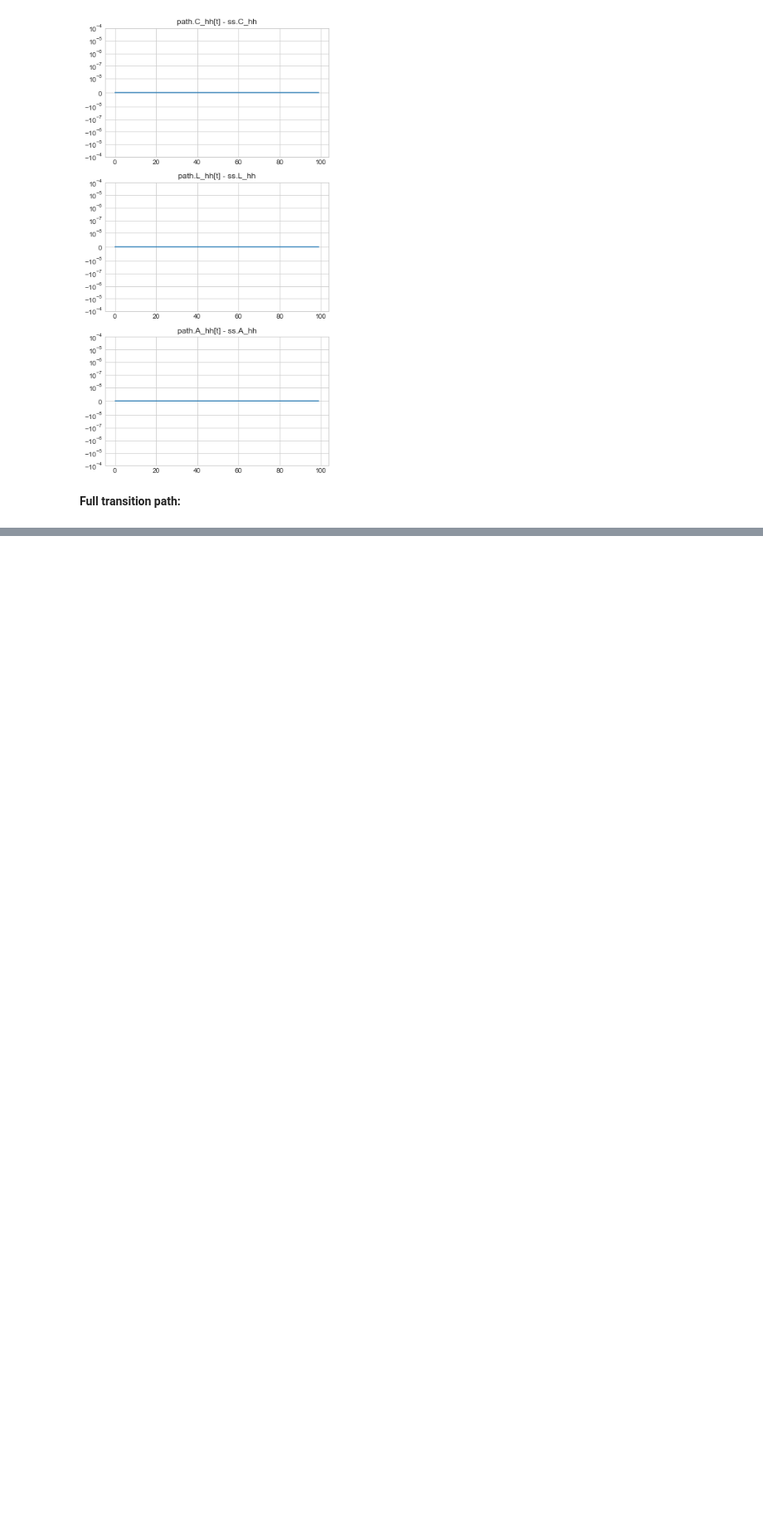
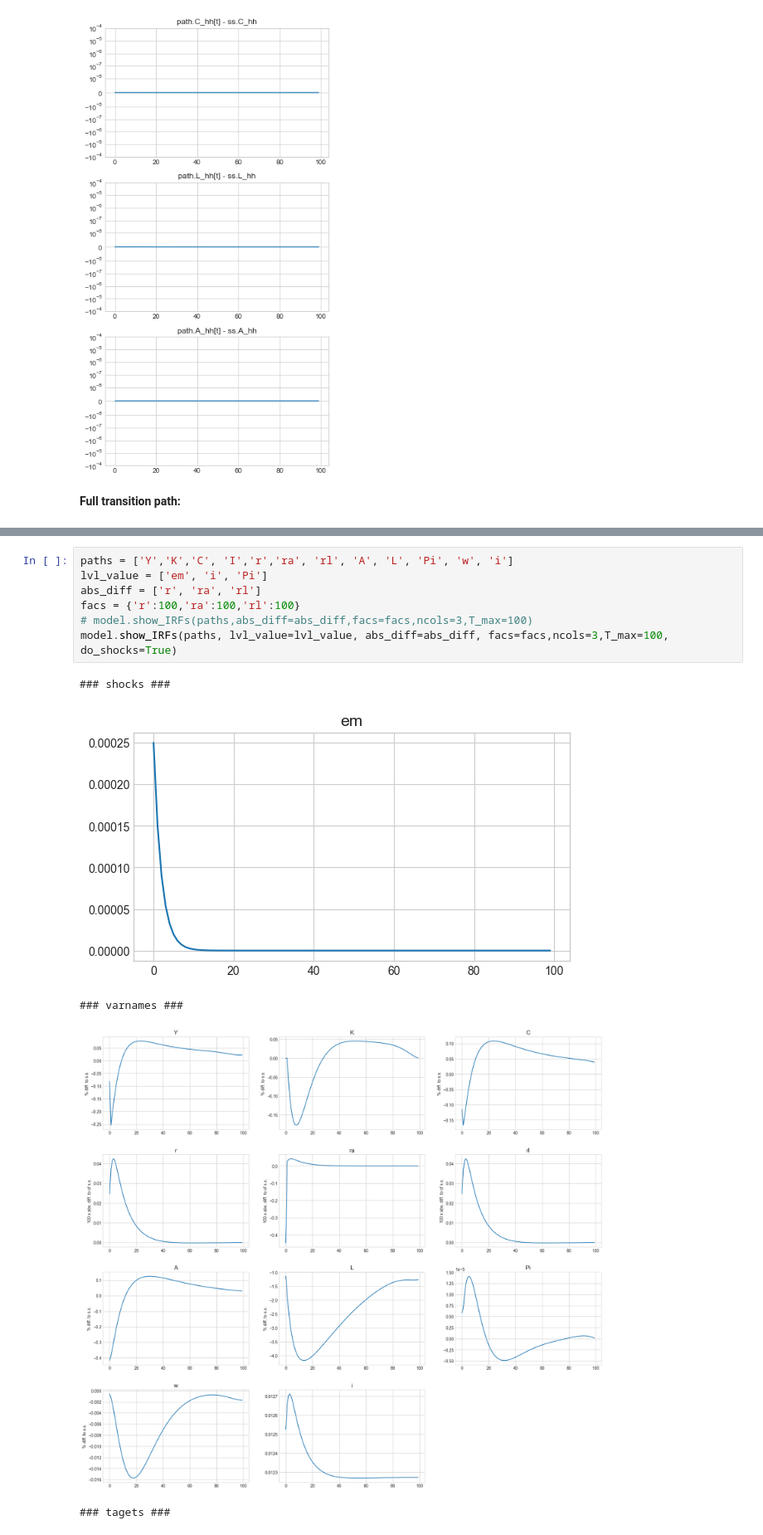
Before and after one commit to YanWin/StickyInformationHANK, a Jupyter notebook: HANKnoSticky.ipynb, the cells around one changed output, grey strips where cells are left out. Shown at 83% size. Drawn from its saved outputs; the diff is of its cells as text; blank space fills up the shorter version.

```diff
--- a/HANKnoSticky.ipynb
+++ b/HANKnoSticky.ipynb
@@ -366,0 +418,13 @@ H_Z            : cond = 1.7e+01 [mean =  2.9e-02]
+# %%
+paths = ['Y','K','C', 'I','r','ra', 'rl', 'A', 'L', 'Pi', 'w', 'i']
+lvl_value = ['em', 'i', 'Pi']
+abs_diff = ['r', 'ra', 'rl']
+facs = {'r':100,'ra':100,'rl':100}
+# model.show_IRFs(paths,abs_diff=abs_diff,facs=facs,ncols=3,T_max=100)
+model.show_IRFs(paths, lvl_value=lvl_value, abs_diff=abs_diff, facs=facs,ncols=3,T_max=100, do_shocks=True)
+# %% [output]
+### shocks ###
+[figure, added]
+### varnames ###
+[figure, added]
+### tagets ###
```
Also changed, not shown: parts of 23 cells of this notebook, 7 other files.
